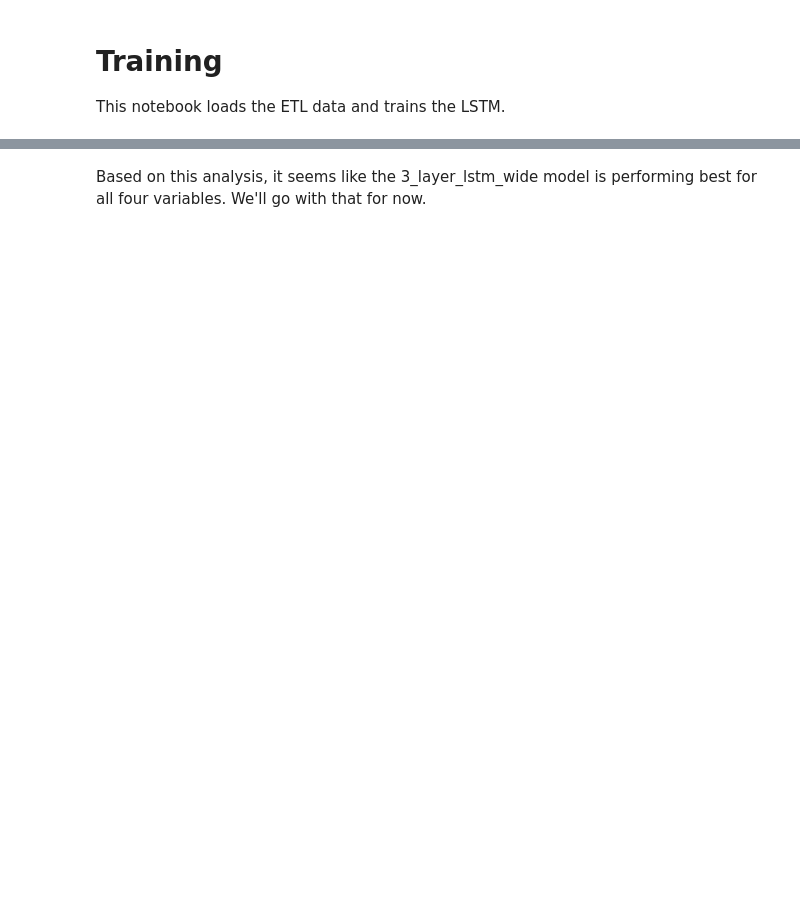
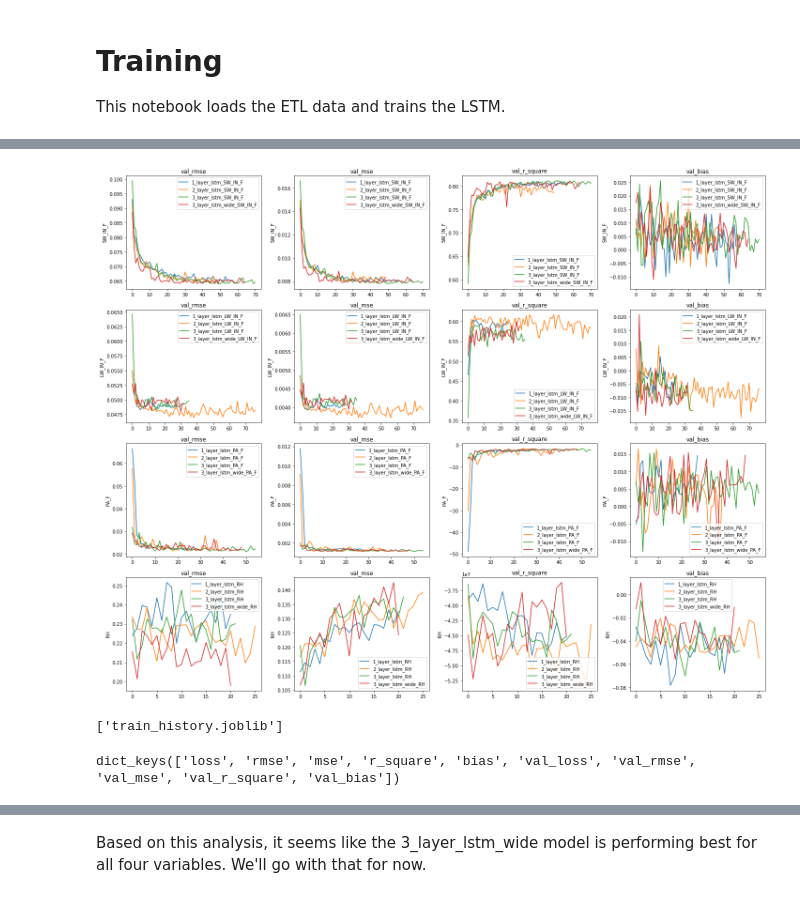
Before and after one commit to jhamman/met-ml, a Jupyter notebook: notebooks/met-ml.ipynb, the cells around one changed output, grey strips where cells are left out. Drawn from its saved outputs; the diff is of its cells as text; code cells hidden in the pictures; blank space fills up the shorter version.

```diff
--- a/notebooks/met-ml.ipynb
+++ b/notebooks/met-ml.ipynb
@@ -146,4 +188,6 @@ for gpu in gpus:
 # %%
+from tensorflow.keras.callbacks import EarlyStopping, ModelCheckpoint
+
 batch_size = 512
 history = {}
 
@@ -151,8 +195,8 @@ history = {}
 def make_callbacks(name):
     mc = ModelCheckpoint(
         f"best_{name}.h5",
-        monitor="val_mse",
-        mode="max",
+        monitor="val_loss",
+        mode="min",
         verbose=0,
         save_best_only=True,
     )
@@ -160,14 +204,15 @@ def make_callbacks(name):
     return [es, mc]
 
 for var in y_train.features.values:
+    print(var)
     yt = y_train.sel(features=var)
     yv = y_val.sel(features=var)
     ydims = dict(zip(yt.dims, yt.shape))
     if 'features' not in ydims:
         ydims['features'] = 1
 
-#     for model in [make_model_1(var, ydims), make_model_2(var, ydims), make_model_3(var, ydims), make_model_4(var, ydims)]:
-    for model in [make_model_1(var, ydims)]:
+    for model in [make_model_1(var, ydims), make_model_2(var, ydims), make_model_3(var, ydims), make_model_4(var, ydims)]:
+#     for model in [make_model_1(var, ydims)]:
         model.summary()
         history[model.name] = model.fit(
             x_train.values,
@@ -183,22 +422,24 @@ h.history.keys()
 # %%
 scores = [
-    #     "val_loss",
     "val_rmse",
-    "val_mse",
+    "val_mse",  # same as val_loss
     "val_r_square",
     "val_bias",
 ]
 
 fig, axes = plt.subplots(ncols=len(scores), nrows=4, figsize=(20, 16))
 for i, var in enumerate(y_train.features.values):
     for j, score in enumerate(scores):
         # plot training history
         plt.sca(axes[i, j])
+        plt.title(score)
         for model, h in history.items():
             if var in model:
                 plt.plot(h.history[score], label=model)
         plt.ylabel(var)
         # plt.yscale('log')
         # plt.xscale('log')
         plt.legend()
 plt.tight_layout()
+# %% [output]
+[figure, added]
@@ -213,7 +452,13 @@ for k, v in history.items():
     hdump[k] = v.history
 # %%
 dump(hdump, "train_history.joblib")
+# %% [output]
+['train_history.joblib']
 # %%
 from joblib import load
 # %%
 hdump = load("train_history.joblib")
+# %%
+hdump['1_layer_lstm_SW_IN_F'].keys()
+# %% [output]
+dict_keys(['loss', 'rmse', 'mse', 'r_square', 'bias', 'val_loss', 'val_rmse', 'val_mse', 'val_r_square', 'val_bias'])
```
Also changed, not shown: parts of 17 cells of this notebook, 6 other files.
